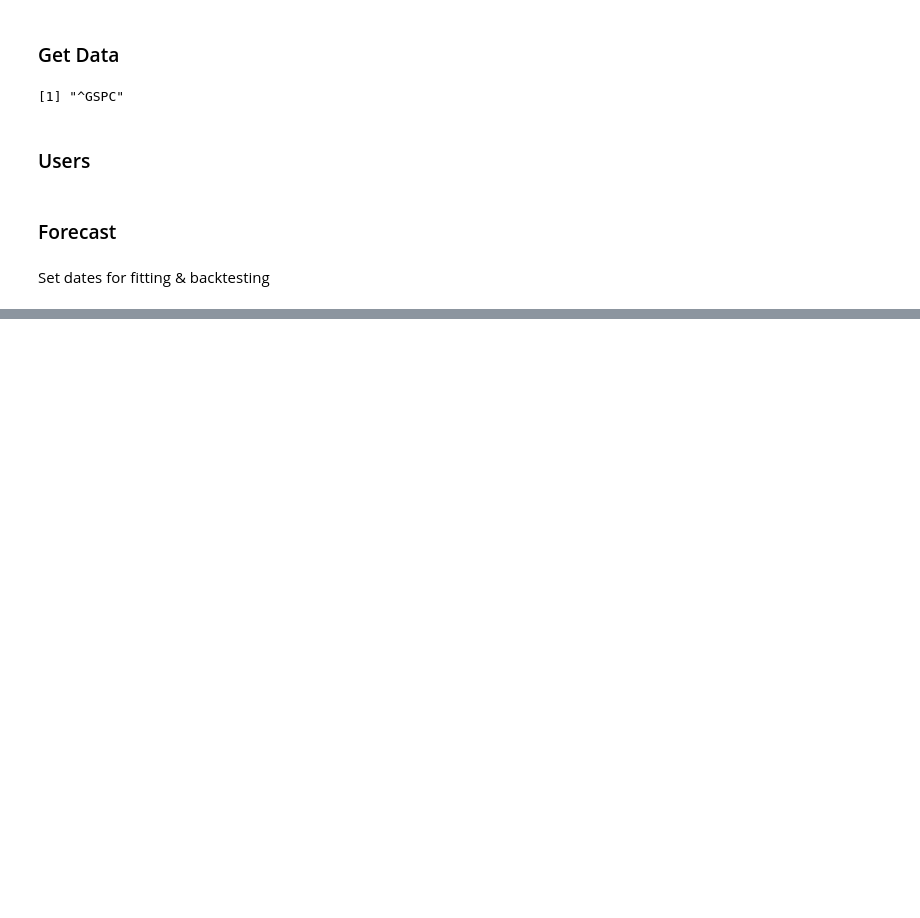
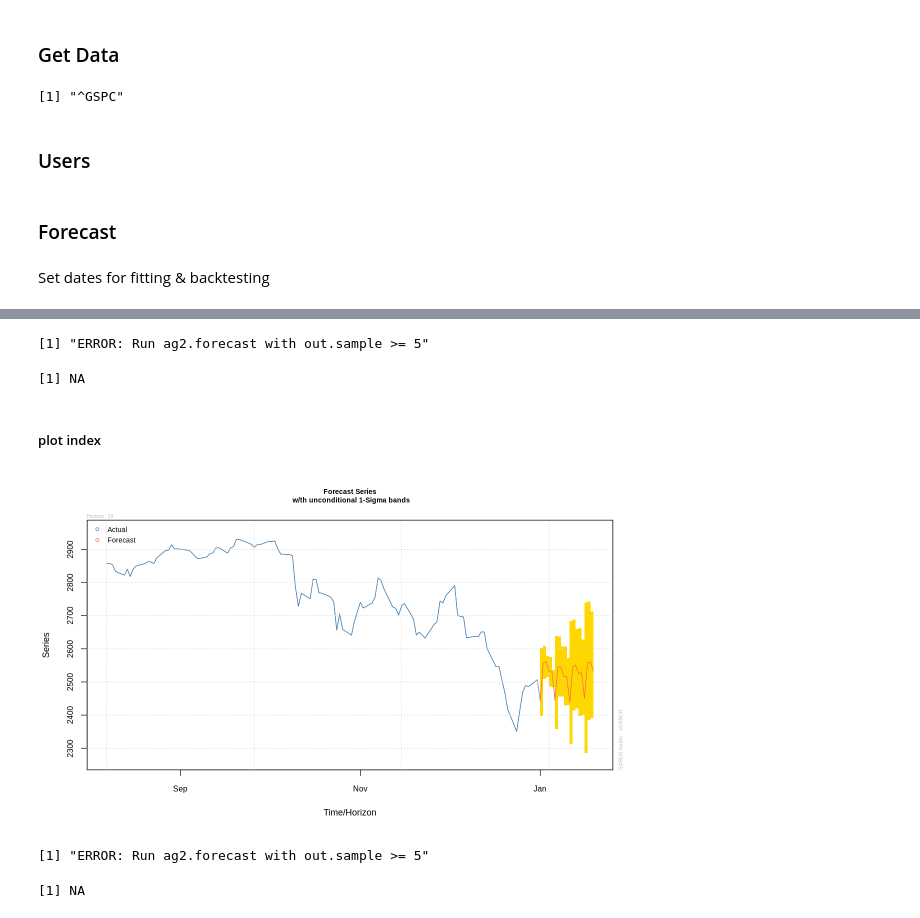
Before and after one commit to lbk209/timeseries, a Jupyter notebook: r_quantstart_arima_garch_gc.ipynb, the cells around one changed output, grey strips where cells are left out. Cells and saved outputs as stored; diff of their text form; code cells hidden in the pictures; blank space fills up the shorter version.

```diff
--- a/r_quantstart_arima_garch_gc.ipynb
+++ b/r_quantstart_arima_garch_gc.ipynb
@@ -867,0 +946,2 @@ plot(x)
+# %%
+forc <- ag2.forecast(ret, foreLength, out.sample=0)
@@ -867,0 +954,18 @@ plot(x)
+# %%
+ag2.plot(forc, var.mode='conditional')
+# %% [output]
+[1] "ERROR: Run ag2.forecast with out.sample >= 5"
+[1] NA
+# %% [markdown]
+##### plot index
+# %%
+ag2.plot(forc, plot.mode='price',
+         lookahead=lookahead, price=spClose)
+# %% [output]
+[figure, added]
+# %%
+ag2.plot(forc, plot.mode='price', var.mode='conditional',
+         lookahead=lookahead, price=spClose)
+# %% [output]
+[1] "ERROR: Run ag2.forecast with out.sample >= 5"
+[1] NA
```
Also changed, not shown: parts of 34 cells of this notebook.
